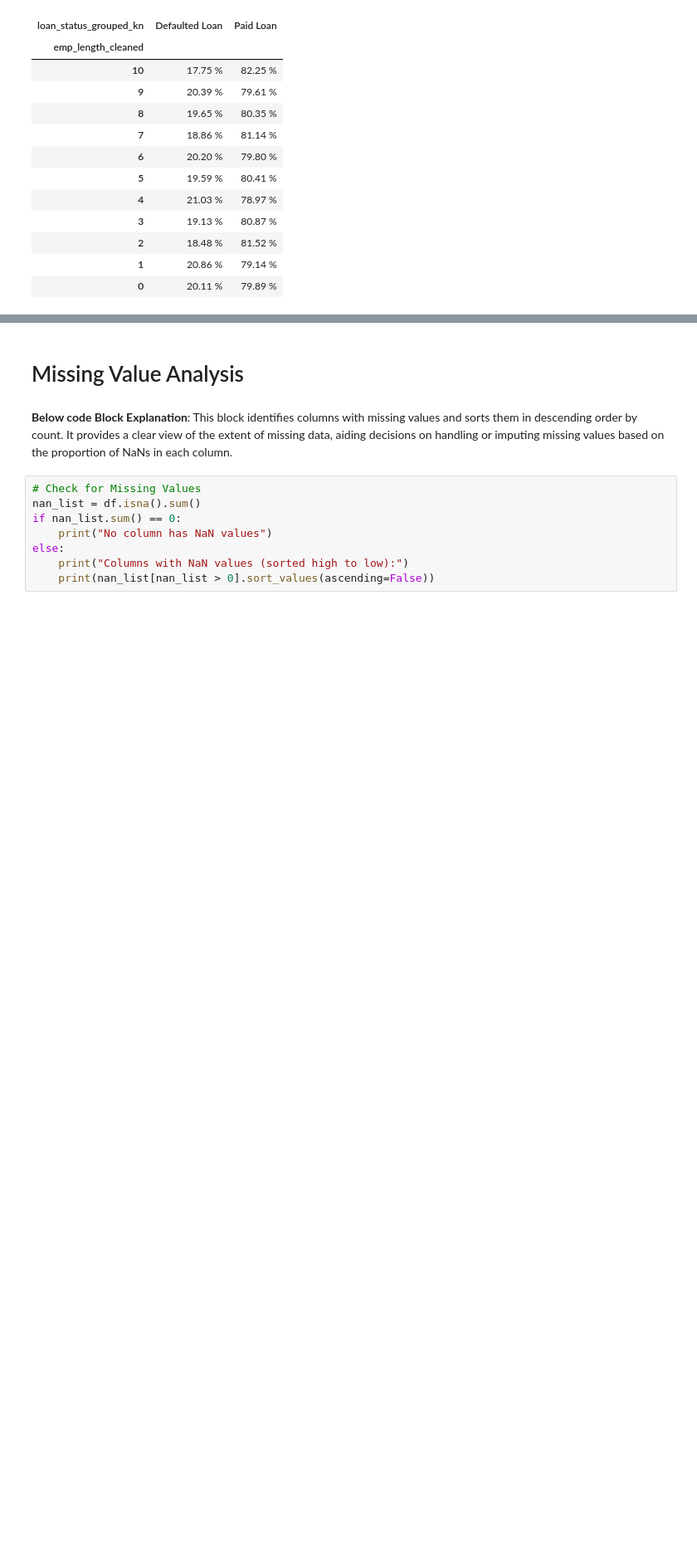
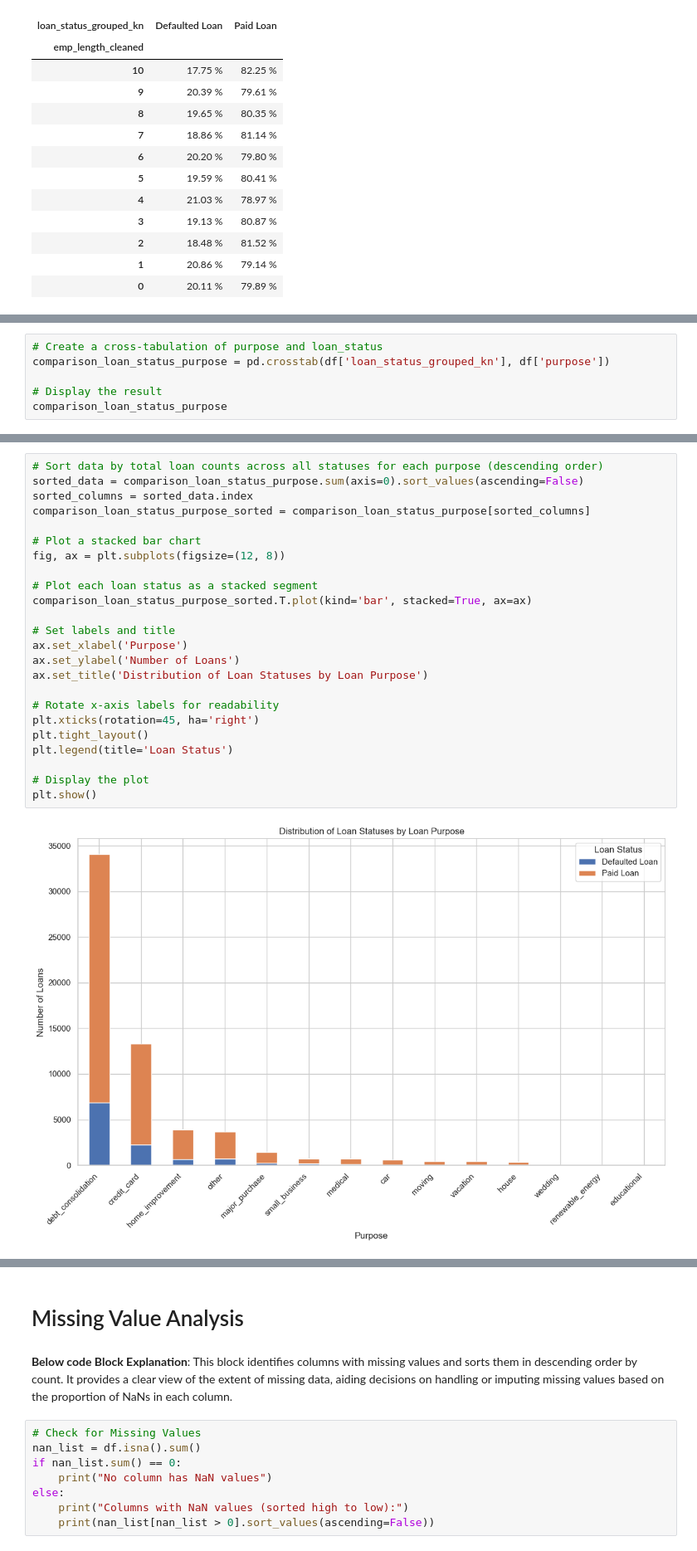
Before and after one commit to Wattysaid/dsif-git-main-project, a Jupyter notebook: elvtr_main_project/notebooks/rfe on raw data.ipynb, the cells around one changed output, grey strips where cells are left out. Shown: that part at 83% size. Cells and saved outputs as stored; diff of their text form; blank space fills up the shorter version.

```diff
--- a/elvtr_main_project/notebooks/rfe on raw data.ipynb
+++ b/elvtr_main_project/notebooks/rfe on raw data.ipynb
@@ -319,0 +342,6 @@ emp_length_percentage
+# %%
+# Create a cross-tabulation of purpose and loan_status
+comparison_loan_status_purpose = pd.crosstab(df['loan_status_grouped_kn'], df['purpose'])
+
+# Display the result
+comparison_loan_status_purpose
@@ -319,0 +355,26 @@ emp_length_percentage
+# %%
+# Sort data by total loan counts across all statuses for each purpose (descending order)
+sorted_data = comparison_loan_status_purpose.sum(axis=0).sort_values(ascending=False)
+sorted_columns = sorted_data.index
+comparison_loan_status_purpose_sorted = comparison_loan_status_purpose[sorted_columns]
+
+# Plot a stacked bar chart
+fig, ax = plt.subplots(figsize=(12, 8))
+
+# Plot each loan status as a stacked segment
+comparison_loan_status_purpose_sorted.T.plot(kind='bar', stacked=True, ax=ax)
+
+# Set labels and title
+ax.set_xlabel('Purpose')
+ax.set_ylabel('Number of Loans')
+ax.set_title('Distribution of Loan Statuses by Loan Purpose')
+
+# Rotate x-axis labels for readability
+plt.xticks(rotation=45, ha='right')
+plt.tight_layout()
+plt.legend(title='Loan Status')
+
+# Display the plot
+plt.show()
+# %% [output]
+[figure, added]
```
Also changed, not shown: parts of 19 cells of this notebook.
